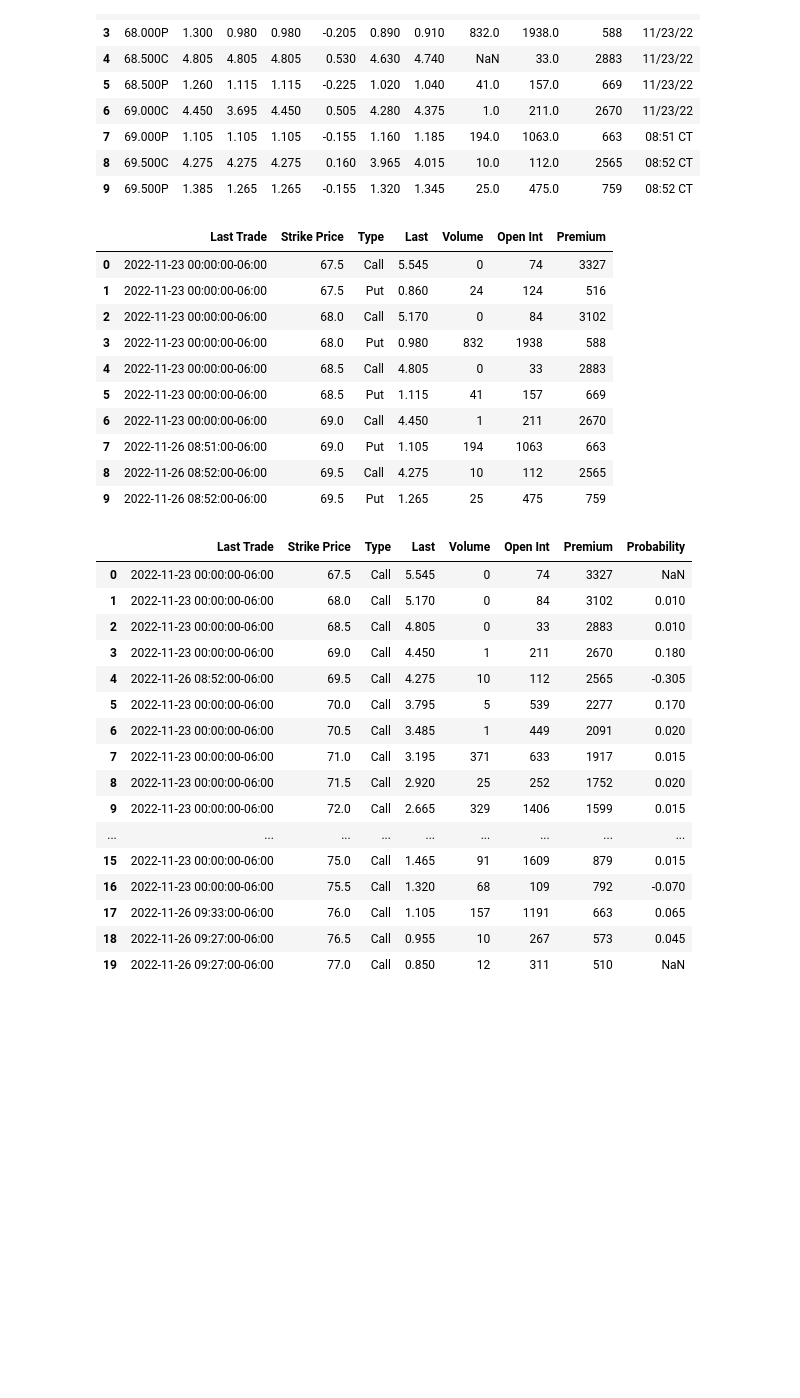
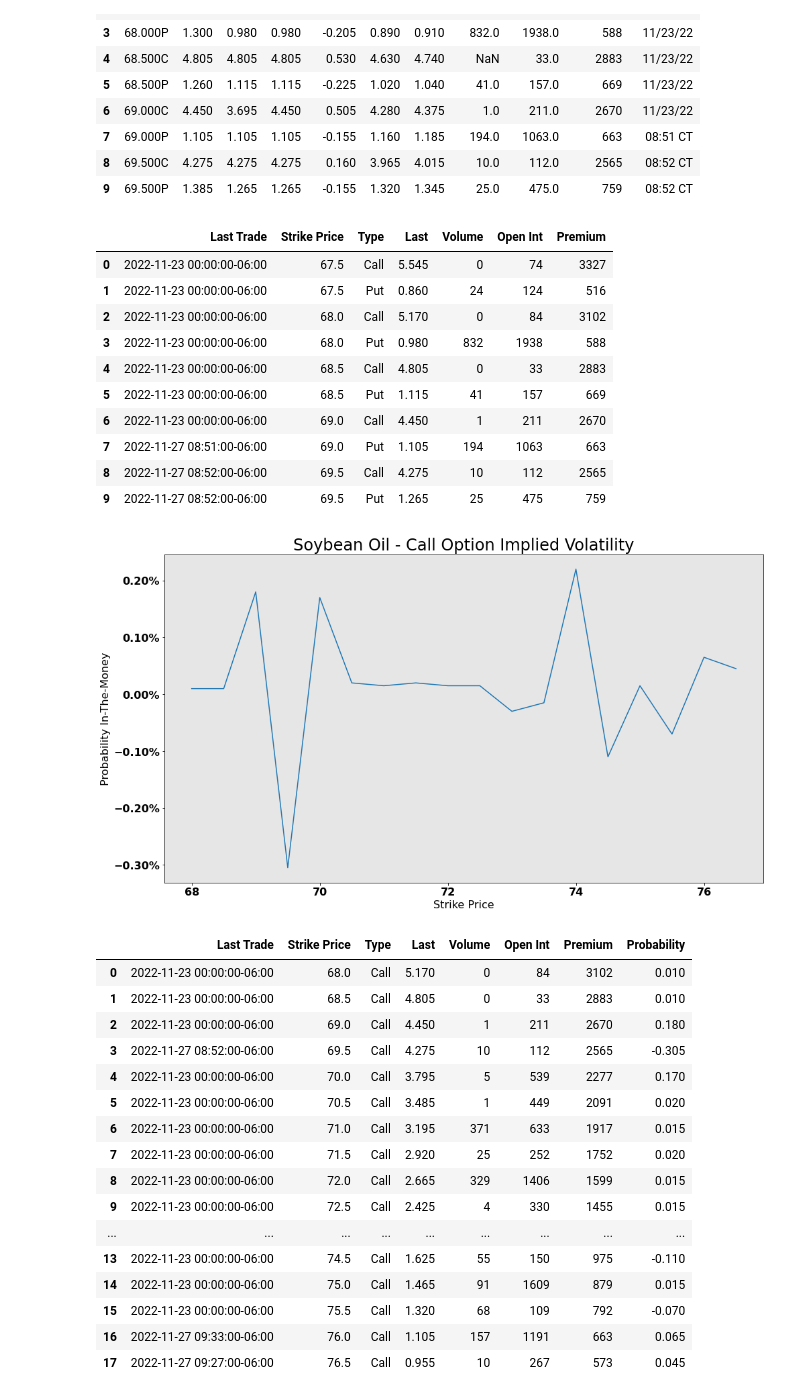
Before and after one commit to mfaldet/Stock-Evaluation, a Jupyter notebook: Option Trading/option_implied_probability.ipynb, the cells around one changed output. Saved outputs shown, nothing was run; the diff lists cells and outputs as text; code cells hidden in the pictures; blank space fills up the shorter version.

Commit message:
dynamic prob calculation with visualization

```diff
--- a/Option Trading/option_implied_probability.ipynb
+++ b/Option Trading/option_implied_probability.ipynb
@@ -22,6 +22,7 @@ raw_sbo.head(10)
 | 8 | 69.500C | 4.275 | 4.275 | 4.275 | 0.160 | 3.965 | 4.015 | 10.0 | 112.0 | 2565 | 08:52 CT |
 | 9 | 69.500P | 1.385 | 1.265 | 1.265 | -0.155 | 1.320 | 1.345 | 25.0 | 475.0 | 759 | 08:52 CT |
 # %%
+# Assign Types, Normalize DF (Separate Columns)
 def clean_options(df):
     # Fix Types
     import numpy as np
@@ -36,14 +37,12 @@ def clean_options(df):
     df = df.drop(['Strike'], axis=1)
 
     # Fix Date
-    #df['Last Trade'] = pd.to_datetime(df['Last Trade'], utc=True).map(lambda x: x.tz_convert('America/Chicago'))
     df['Last Trade'] = df['Last Trade'].str.replace('CT', '', regex=True)
     df['Last Trade'] = pd.to_datetime(df['Last Trade']).dt.tz_localize('America/Chicago')
-    return df
+
+    return df[['Last Trade','Strike Price','Type','Last','Volume','Open Int','Premium']]
 
 sbo = clean_options(raw_sbo)
-
-sbo=sbo[['Last Trade','Strike Price','Type','Last','Volume','Open Int','Premium']]
 sbo.head(10)
 # %% [output]
 |  | Last Trade | Strike Price | Type | Last | Volume | Open Int | Premium |
@@ -54,61 +53,83 @@ sbo.head(10)
 | 4 | 2022-11-23 00:00:00-06:00 | 68.5 | Call | 4.805 | 0 | 33 | 2883 |
 | 5 | 2022-11-23 00:00:00-06:00 | 68.5 | Put | 1.115 | 41 | 157 | 669 |
 | 6 | 2022-11-23 00:00:00-06:00 | 69.0 | Call | 4.450 | 1 | 211 | 2670 |
-| 7 | 2022-11-26 08:51:00-06:00 | 69.0 | Put | 1.105 | 194 | 1063 | 663 |
-| 8 | 2022-11-26 08:52:00-06:00 | 69.5 | Call | 4.275 | 10 | 112 | 2565 |
-| 9 | 2022-11-26 08:52:00-06:00 | 69.5 | Put | 1.265 | 25 | 475 | 759 |
+| 7 | 2022-11-27 08:51:00-06:00 | 69.0 | Put | 1.105 | 194 | 1063 | 663 |
+| 8 | 2022-11-27 08:52:00-06:00 | 69.5 | Call | 4.275 | 10 | 112 | 2565 |
+| 9 | 2022-11-27 08:52:00-06:00 | 69.5 | Put | 1.265 | 25 | 475 | 759 |
 # %%
-def get_probs(strikes, prices):
+# Calculate probabilities from strike and price, then visualize p
+def get_probs(df, strikes_name, prices_name, type, commodity):
+    df=df[df.Type == type]
+    strikes=df[strikes_name]
+    prices=df[prices_name]
+
     import numpy as np
     l_strike, m_strike, u_strike = [], [], []
     l_price, m_price, u_price = [], [], []
 
     for i in np.arange(0,len(strikes)):
         if (i>0) & (i<len(strikes)-1):
             l_strike.append(strikes.iloc[i-1])
             l_price.append(prices.iloc[i-1])
             m_strike.append(strikes.iloc[i])
             m_price.append(prices.iloc[i])
             u_strike.append(strikes.iloc[i+1])
             u_price.append(prices.iloc[i+1])
 
     # For each strike price, calculate the probability, p
     p=[]
     s=[]
     for i in np.arange(0,len(m_strike)):
         ms = m_strike[i]
         lp = l_price[i]
         mp = m_price[i]
         up = u_price[i]
 
         # Calculate the probability a future expires at the target price
         prob = lp - (2 * mp) + up
         s.append(ms)
         p.append(prob)
 
-    return(pd.DataFrame({'Strike Price': s,'Probability':p}))
+    def visualize_pdf(strikes, probs):
+        import matplotlib.pyplot as plt
+        import matplotlib.ticker as mtick
+        plt.rcParams.update({'font.size': 16, 'font.weight': 'bold', 'figure.figsize': (16,9)})
+
+        fig, ax = plt.subplots(figsize=(16,9))
+        ax.plot(strikes, probs)
+        ax.set_title(f'{commodity} - {type} Option Implied Volatility',fontsize = 24)
+        ax.set_xlabel('Strike Price')
+        ax.set_ylabel('Probability In-The-Money')
+        ax.yaxis.set_major_formatter(mtick.PercentFormatter())
+        ax.set_facecolor('#E6E6E6')
+        plt.show()
+
+    df=c_sbo.dropna(axis=0)
+    visualize_pdf(s,p)
+
+    probs = pd.DataFrame({'Strike Price': s,'Probability':p})
+    df = df.merge(probs, how='left')
+    return(df)
 
 # Filter Call Strikes and Prices
-c_sbo = sbo[sbo.Type == 'Call']
-
-p = get_probs(c_sbo['Strike Price'], c_sbo['Last'])
-c_sbo = c_sbo.merge(p, how='left')
+c_sbo = get_probs(sbo, 'Strike Price', 'Last', 'Call', 'Soybean Oil')
 c_sbo
 # %% [output]
+[figure, added]
 |  | Last Trade | Strike Price | Type | Last | Volume | Open Int | Premium | Probability |
-| 0 | 2022-11-23 00:00:00-06:00 | 67.5 | Call | 5.545 | 0 | 74 | 3327 | NaN |
-| 1 | 2022-11-23 00:00:00-06:00 | 68.0 | Call | 5.170 | 0 | 84 | 3102 | 0.010 |
-| 2 | 2022-11-23 00:00:00-06:00 | 68.5 | Call | 4.805 | 0 | 33 | 2883 | 0.010 |
-| 3 | 2022-11-23 00:00:00-06:00 | 69.0 | Call | 4.450 | 1 | 211 | 2670 | 0.180 |
-| 4 | 2022-11-26 08:52:00-06:00 | 69.5 | Call | 4.275 | 10 | 112 | 2565 | -0.305 |
-| 5 | 2022-11-23 00:00:00-06:00 | 70.0 | Call | 3.795 | 5 | 539 | 2277 | 0.170 |
-| 6 | 2022-11-23 00:00:00-06:00 | 70.5 | Call | 3.485 | 1 | 449 | 2091 | 0.020 |
-| 7 | 2022-11-23 00:00:00-06:00 | 71.0 | Call | 3.195 | 371 | 633 | 1917 | 0.015 |
-| 8 | 2022-11-23 00:00:00-06:00 | 71.5 | Call | 2.920 | 25 | 252 | 1752 | 0.020 |
-| 9 | 2022-11-23 00:00:00-06:00 | 72.0 | Call | 2.665 | 329 | 1406 | 1599 | 0.015 |
+| 0 | 2022-11-23 00:00:00-06:00 | 68.0 | Call | 5.170 | 0 | 84 | 3102 | 0.010 |
+| 1 | 2022-11-23 00:00:00-06:00 | 68.5 | Call | 4.805 | 0 | 33 | 2883 | 0.010 |
+| 2 | 2022-11-23 00:00:00-06:00 | 69.0 | Call | 4.450 | 1 | 211 | 2670 | 0.180 |
+| 3 | 2022-11-27 08:52:00-06:00 | 69.5 | Call | 4.275 | 10 | 112 | 2565 | -0.305 |
+| 4 | 2022-11-23 00:00:00-06:00 | 70.0 | Call | 3.795 | 5 | 539 | 2277 | 0.170 |
+| 5 | 2022-11-23 00:00:00-06:00 | 70.5 | Call | 3.485 | 1 | 449 | 2091 | 0.020 |
+| 6 | 2022-11-23 00:00:00-06:00 | 71.0 | Call | 3.195 | 371 | 633 | 1917 | 0.015 |
+| 7 | 2022-11-23 00:00:00-06:00 | 71.5 | Call | 2.920 | 25 | 252 | 1752 | 0.020 |
+| 8 | 2022-11-23 00:00:00-06:00 | 72.0 | Call | 2.665 | 329 | 1406 | 1599 | 0.015 |
+| 9 | 2022-11-23 00:00:00-06:00 | 72.5 | Call | 2.425 | 4 | 330 | 1455 | 0.015 |
 | ... | ... | ... | ... | ... | ... | ... | ... | ... |
-| 15 | 2022-11-23 00:00:00-06:00 | 75.0 | Call | 1.465 | 91 | 1609 | 879 | 0.015 |
-| 16 | 2022-11-23 00:00:00-06:00 | 75.5 | Call | 1.320 | 68 | 109 | 792 | -0.070 |
-| 17 | 2022-11-26 09:33:00-06:00 | 76.0 | Call | 1.105 | 157 | 1191 | 663 | 0.065 |
-| 18 | 2022-11-26 09:27:00-06:00 | 76.5 | Call | 0.955 | 10 | 267 | 573 | 0.045 |
-| 19 | 2022-11-26 09:27:00-06:00 | 77.0 | Call | 0.850 | 12 | 311 | 510 | NaN |
+| 13 | 2022-11-23 00:00:00-06:00 | 74.5 | Call | 1.625 | 55 | 150 | 975 | -0.110 |
+| 14 | 2022-11-23 00:00:00-06:00 | 75.0 | Call | 1.465 | 91 | 1609 | 879 | 0.015 |
+| 15 | 2022-11-23 00:00:00-06:00 | 75.5 | Call | 1.320 | 68 | 109 | 792 | -0.070 |
+| 16 | 2022-11-27 09:33:00-06:00 | 76.0 | Call | 1.105 | 157 | 1191 | 663 | 0.065 |
+| 17 | 2022-11-27 09:27:00-06:00 | 76.5 | Call | 0.955 | 10 | 267 | 573 | 0.045 |
```
Also changed, not shown: parts of 5 cells of this notebook.
